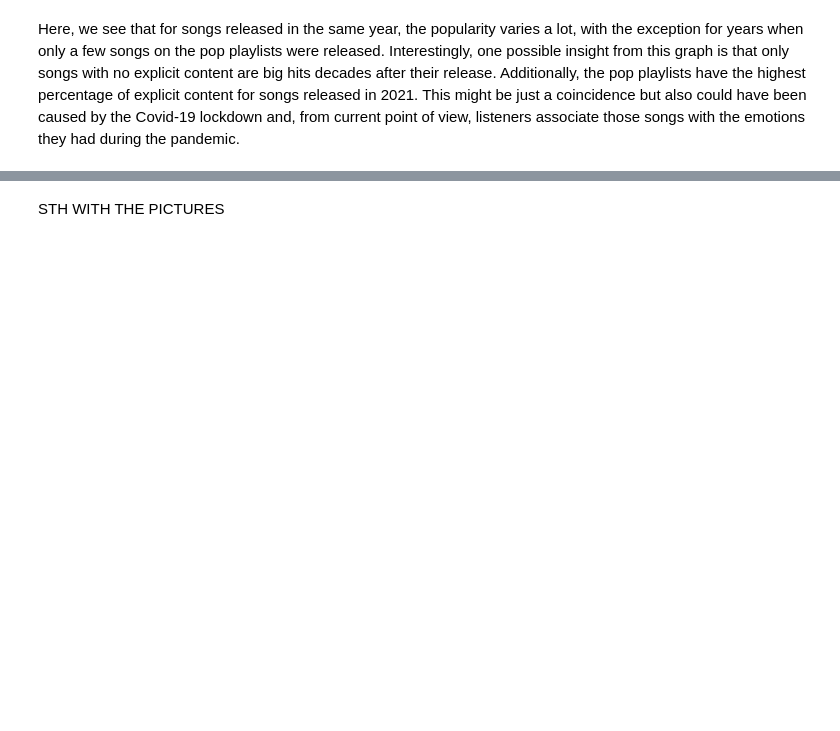
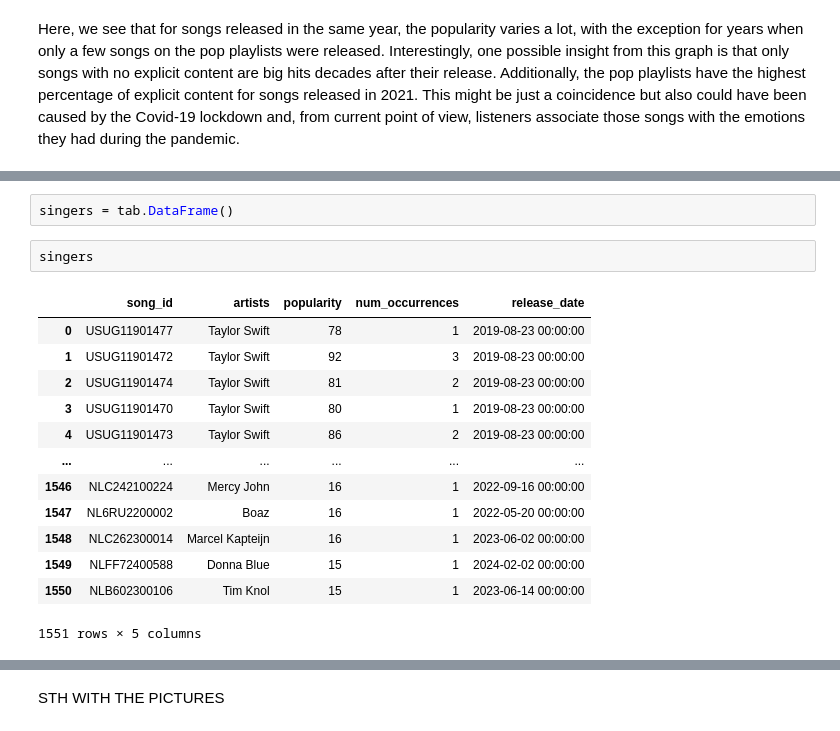
Before and after one commit to adamwadolowski/spotify-playlists-EDA, a Jupyter notebook: notebooks/NB03-Exploratory-Data-Analysis.ipynb, the cells around one changed output, grey strips where cells are left out. Saved outputs shown, nothing was run; the diff lists cells and outputs as text; blank space fills up the shorter version.

```diff
--- a/notebooks/NB03-Exploratory-Data-Analysis.ipynb
+++ b/notebooks/NB03-Exploratory-Data-Analysis.ipynb
@@ -137,0 +145,18 @@ Currently, the consensus is that Taylor Swift is the most popular singer worldwi
+# %%
+singers = tab.DataFrame()
+# %%
+singers
+# %% [output]
+|  | song_id | artists | popularity | num_occurrences | release_date |
+| 0 | USUG11901477 | Taylor Swift | 78 | 1 | 2019-08-23 00:00:00 |
+| 1 | USUG11901472 | Taylor Swift | 92 | 3 | 2019-08-23 00:00:00 |
+| 2 | USUG11901474 | Taylor Swift | 81 | 2 | 2019-08-23 00:00:00 |
+| 3 | USUG11901470 | Taylor Swift | 80 | 1 | 2019-08-23 00:00:00 |
+| 4 | USUG11901473 | Taylor Swift | 86 | 2 | 2019-08-23 00:00:00 |
+| ... | ... | ... | ... | ... | ... |
+| 1546 | NLC242100224 | Mercy John | 16 | 1 | 2022-09-16 00:00:00 |
+| 1547 | NL6RU2200002 | Boaz | 16 | 1 | 2022-05-20 00:00:00 |
+| 1548 | NLC262300014 | Marcel Kapteijn | 16 | 1 | 2023-06-02 00:00:00 |
+| 1549 | NLFF72400588 | Donna Blue | 15 | 1 | 2024-02-02 00:00:00 |
+| 1550 | NLB602300106 | Tim Knol | 15 | 1 | 2023-06-14 00:00:00 |
+1551 rows × 5 columns
```
Also changed, not shown: parts of 6 cells of this notebook, 1 other file.
